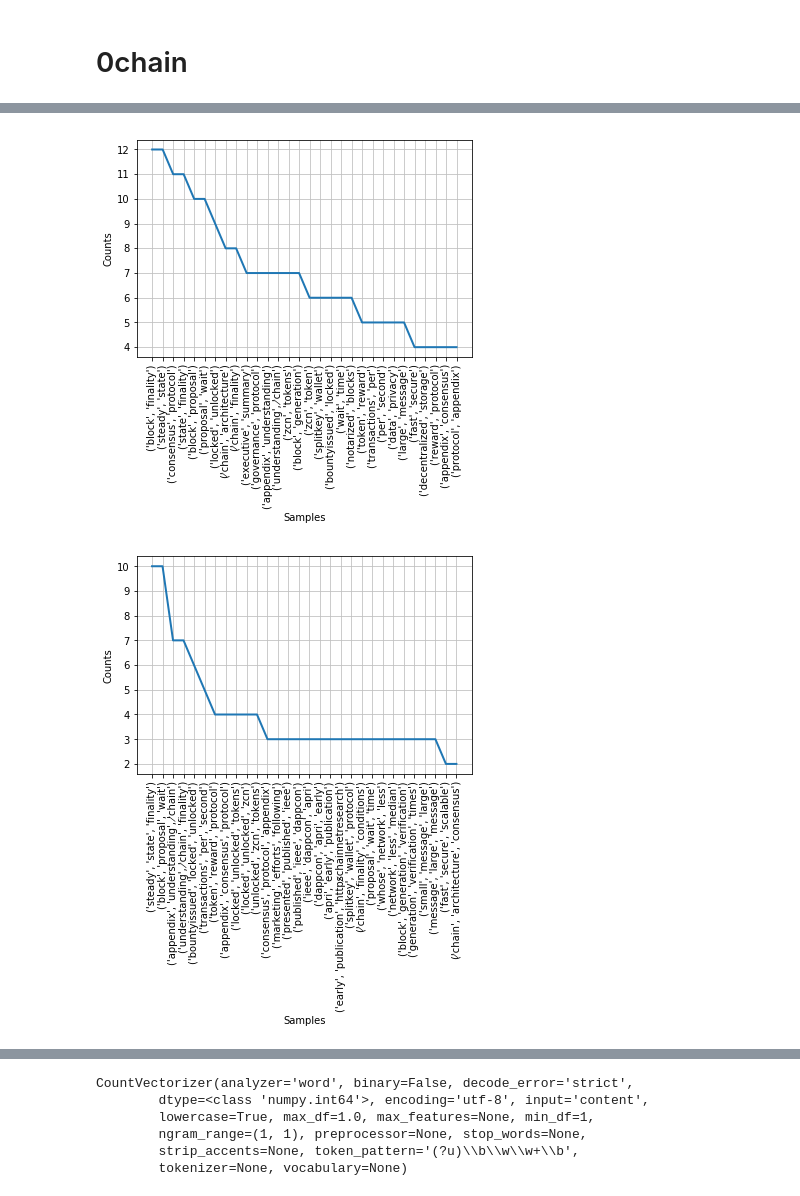
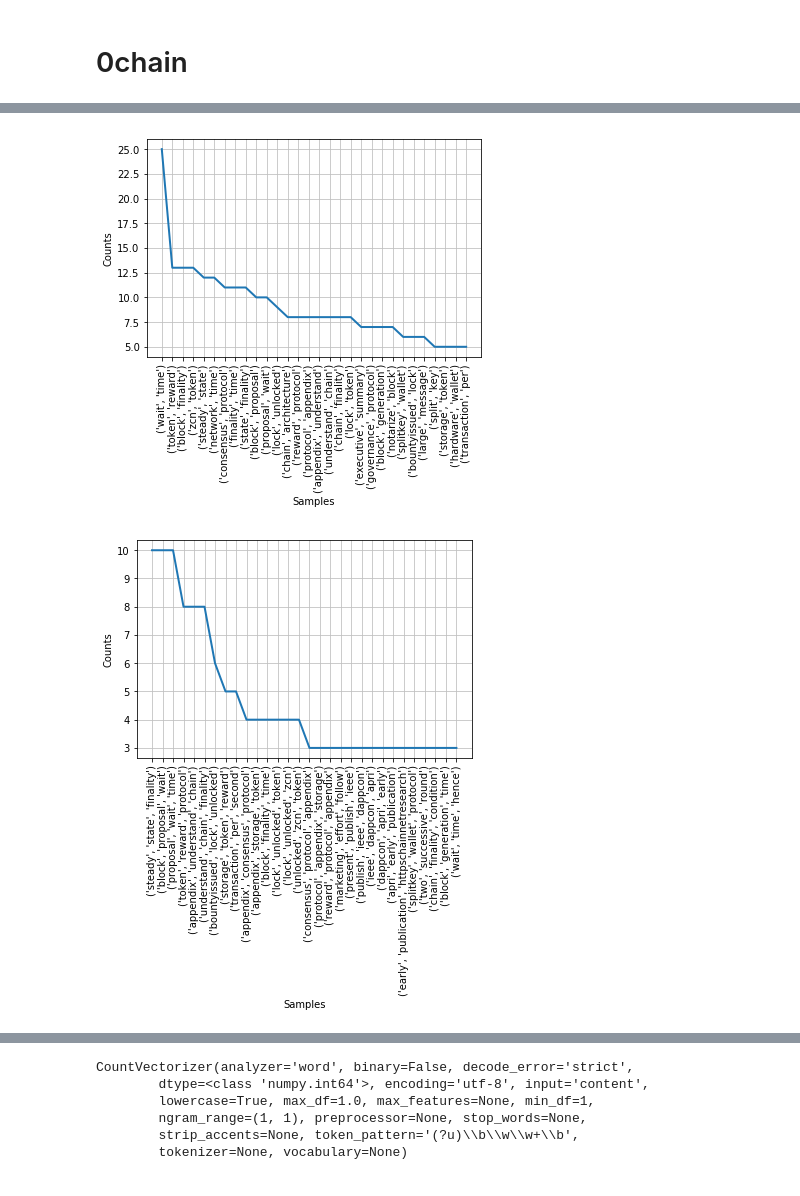
Before and after one commit to vppolina/datascience_project, a Jupyter notebook: notebooks/1- Information Retrieval.ipynb, the cells around one changed output, grey strips where cells are left out. Drawn from its saved outputs; the diff is of its cells as text; code cells hidden in the pictures.

```diff
--- a/notebooks/1- Information Retrieval.ipynb
+++ b/notebooks/1- Information Retrieval.ipynb
@@ -65,3 +59,5 @@ dataset['0chain']
 # %%
-corpora = corpus.makeCleanCorpus(dataset, lemmatize=False, removePunct=True, removeNums=True,makeSentences=True, removeURL=True)
+makeSentences = True
+corpora = corpus.makeCleanCorpus(dataset, lemmatize=True, removePunct=True, removeNums=True,makeSentences=makeSentences,
+                                 removeURL=True, removeChar=True)
 # %% [output]
@@ -119,7 +124,22 @@ corpora["0chain"]
 # %%
+# Start tokenizing your dataset
 tokenizer = nltk.tokenize.RegexpTokenizer('\s+', gaps=True)
-tokens = [tokenizer.tokenize(s) for s in corpora["0chain"]] # It takes some time; inbuilt tokenizer cannot detect shortform like don't, I've etc
-print('We have', np.reshape(np.concatenate(tokens), -1).shape[0], 'words in total. \n') # DON'T do len(sum(tokens,[])) because of speed
 
-print(tokens[10:20])
+if makeSentences:
+    #############################################
+    # Tokenization on sentences
+    tokens = [tokenizer.tokenize(s) for s in corpora["0chain"]]
+    # Flatten the list
+    tokens = np.reshape(np.concatenate(tokens), -1)
+    #############################################
+else:
+    #############################################
+    # Tokenization on whole corpus (no sentences)
+    tokens = tokenizer.tokenize(corpora["0chain"])
+    #############################################
+
+
+
+print('We have', len(tokens), 'words in total. \n')
+print(tokens[5:10])
 # %% [output]
@@ -130,10 +150,9 @@ We have 3791 words in total.
 from nltk.probability import FreqDist
 
 # Turn corpus into np before unnest the list
-tokens = np.array([np.array(s) for s in tokens]) # numpy can handle text as well
-# DON'T DO THIS! (Too slow) # fdist = FreqDist(sum(tokens,[])) # sum(tokens,[]) --> unnest tokens
+ # numpy can handle text as well
 
-fdist = FreqDist(np.concatenate(tokens))
+fdist = FreqDist(tokens)
 
 fdist.most_common(5)
 # %% [output]
@@ -153,8 +163,0 @@ print(stop_words)
-# %%
-import matplotlib.pyplot as plt
-
-tokens = [[w for w in s if w not in stop_words] for s in tokens]
-tokens = np.array([np.array(s) for s in tokens])
-fdist = FreqDist(np.concatenate(tokens))
-fdist.plot(30, cumulative=False)
-plt.show()
@@ -163,18 +172,18 @@ plt.show()
 # %%
 from nltk import bigrams, ngrams
-bigrams_tokens = bigrams(np.concatenate(tokens))
+bigrams_tokens = bigrams(tokens)
 fdist_bigrams = FreqDist(list(bigrams_tokens))
 fdist_bigrams.plot(30,cumulative=False)
 plt.show()
 # %% [output]
-[figure, old version]
+[figure, new version]
 # %%
 # n=3
-trigrams_tokens = ngrams(np.concatenate(tokens), 3)
+trigrams_tokens = ngrams(tokens, 3)
 fdist_trigrams = FreqDist(list(trigrams_tokens))
 fdist_trigrams.plot(30,cumulative=False)
 plt.show()
 # %% [output]
-[figure, old version]
+[figure, new version]
 # %%
 # n=4
```
Also changed, not shown: parts of 27 cells of this notebook.
